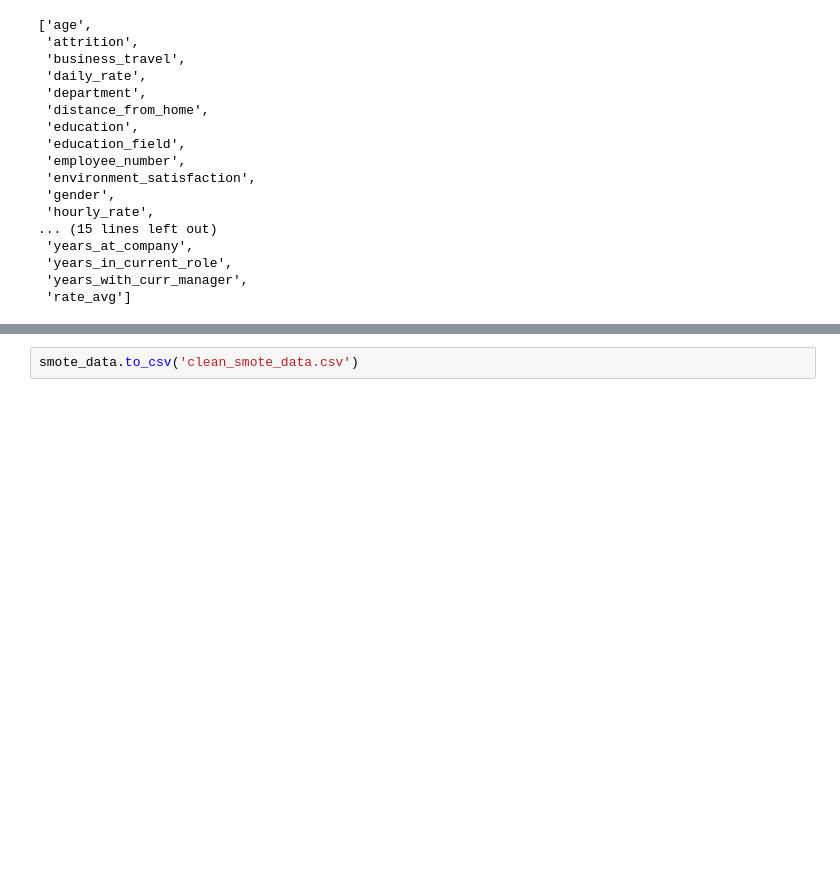
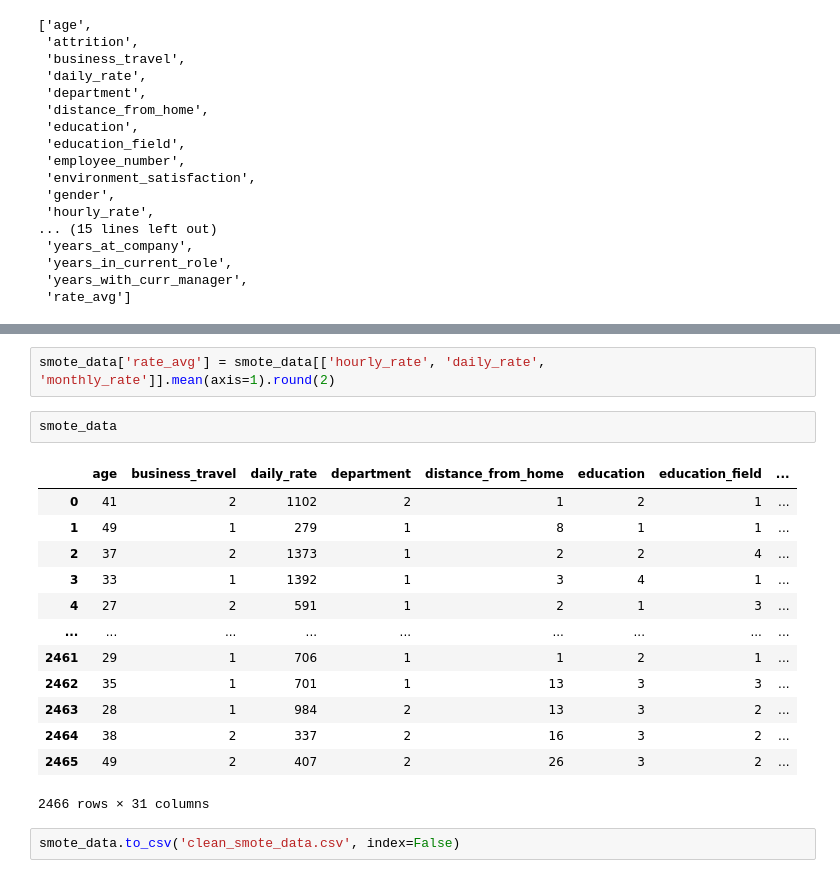
Before and after one commit to afnanrahman/EAFP, a Jupyter notebook: smote_balancing.ipynb, the cells around one changed output, grey strips where cells are left out. Saved outputs shown, nothing was run; the diff lists cells and outputs as text; blank space fills up the shorter version.

```diff
--- a/smote_balancing.ipynb
+++ b/smote_balancing.ipynb
@@ -157,2 +176,20 @@ smote_data.reset_index(drop=True)
+# %%
+smote_data['rate_avg'] = smote_data[['hourly_rate', 'daily_rate', 'monthly_rate']].mean(axis=1).round(2)
+# %%
+smote_data
+# %% [output]
+|  | age | business_travel | daily_rate | department | distance_from_home | education | education_field | ... |
+| 0 | 41 | 2 | 1102 | 2 | 1 | 2 | 1 | ... |
+| 1 | 49 | 1 | 279 | 1 | 8 | 1 | 1 | ... |
+| 2 | 37 | 2 | 1373 | 1 | 2 | 2 | 4 | ... |
+| 3 | 33 | 1 | 1392 | 1 | 3 | 4 | 1 | ... |
+| 4 | 27 | 2 | 591 | 1 | 2 | 1 | 3 | ... |
+| ... | ... | ... | ... | ... | ... | ... | ... | ... |
+| 2461 | 29 | 1 | 706 | 1 | 1 | 2 | 1 | ... |
+| 2462 | 35 | 1 | 701 | 1 | 13 | 3 | 3 | ... |
+| 2463 | 28 | 1 | 984 | 2 | 13 | 3 | 2 | ... |
+| 2464 | 38 | 2 | 337 | 2 | 16 | 3 | 2 | ... |
+| 2465 | 49 | 2 | 407 | 2 | 26 | 3 | 2 | ... |
+2466 rows × 31 columns
 # %%
-smote_data.to_csv('clean_smote_data.csv')
+smote_data.to_csv('clean_smote_data.csv', index=False)
```
Also changed, not shown: parts of 13 cells of this notebook.
